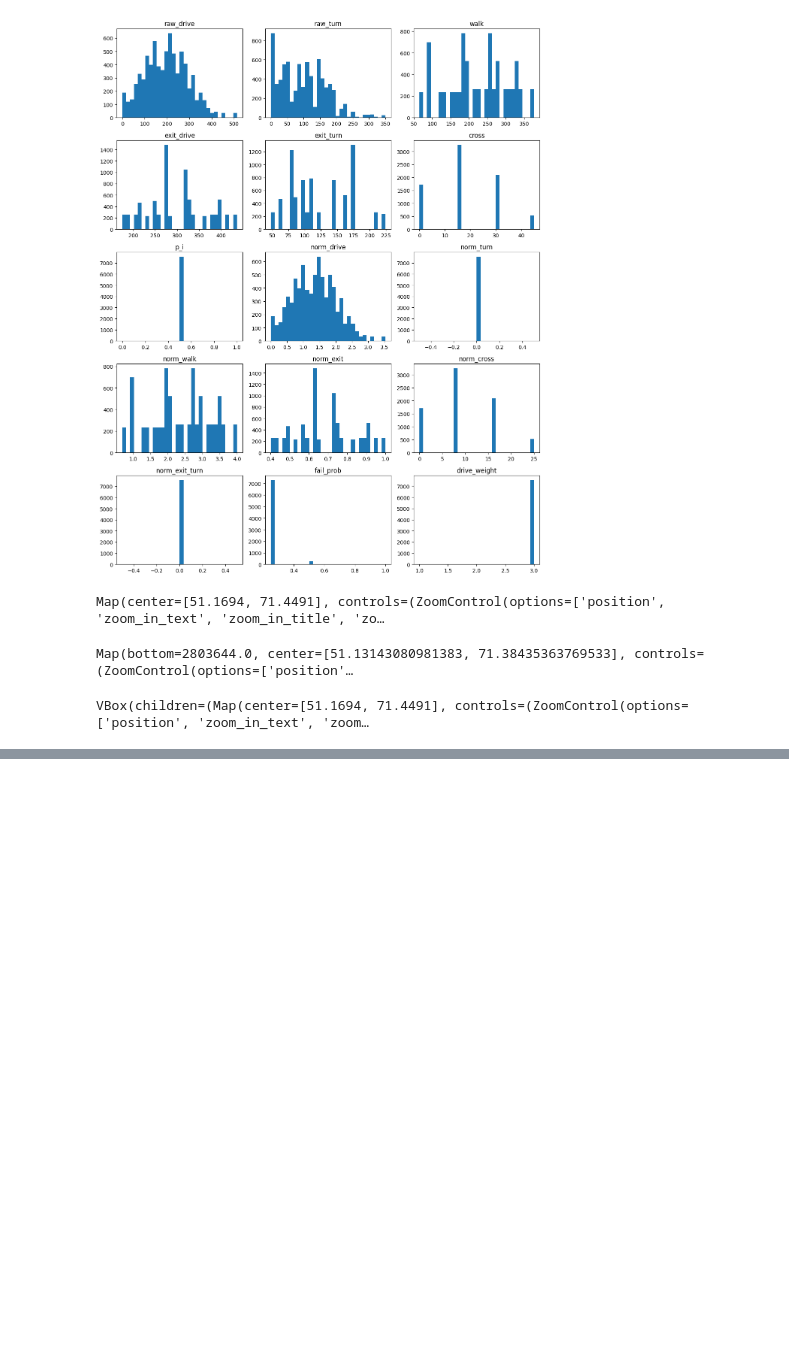
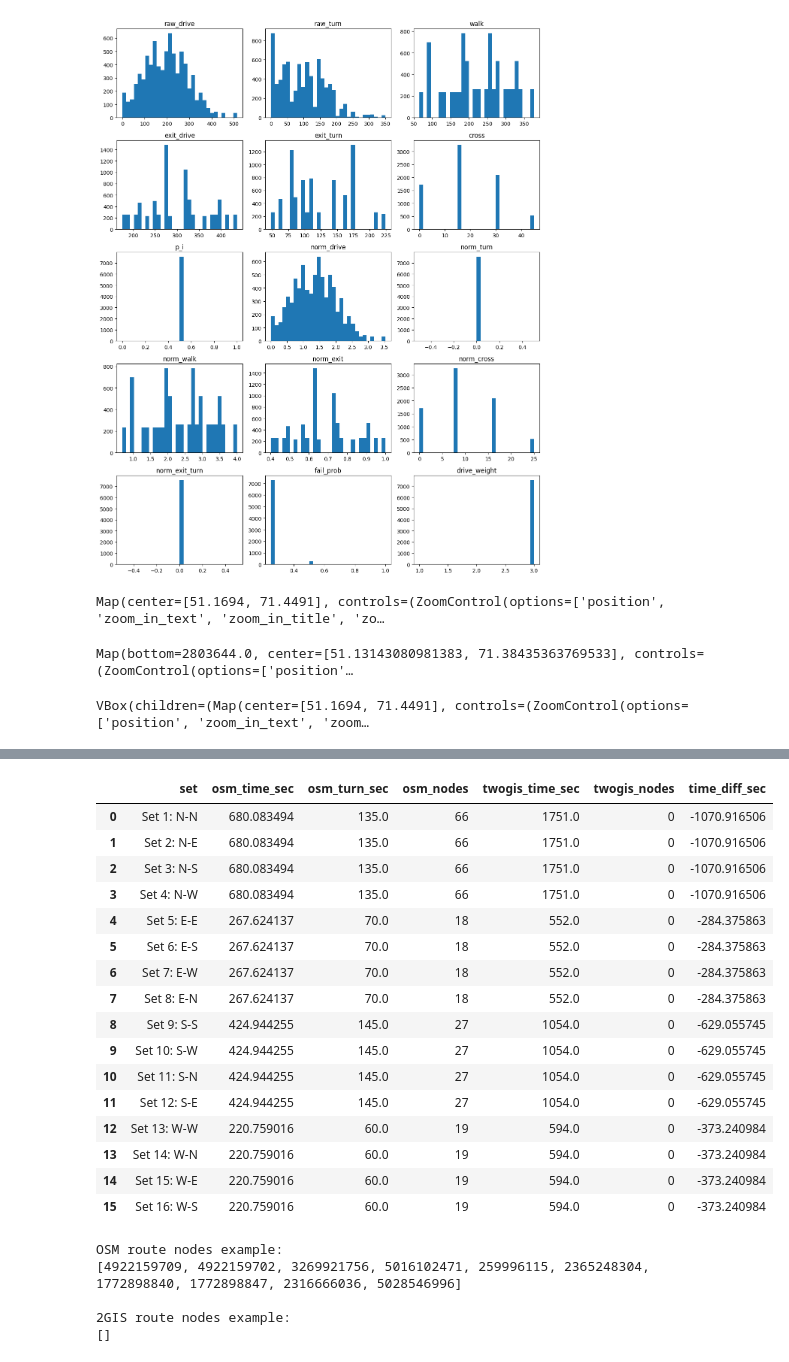
Before and after one commit to aruzhan1919/parking-navigation-algorithm, a Jupyter notebook: pr.ipynb, the cells around one changed output, grey strips where cells are left out. Saved outputs shown, nothing was run; the diff lists cells and outputs as text; code cells hidden in the pictures; blank space fills up the shorter version.

```diff
--- a/pr.ipynb
+++ b/pr.ipynb
@@ -263,3 +263,16 @@ VBox(children=(Map(center=[51.1694, 71.4491], controls=(ZoomControl(options=['po
 [51.132185, 71.372981]
 # %%
 [51.132225, 71.373003]
+# %%
+import routing
+import networkx as nx
+import pandas as pd
+
+routing.initialize_graph()
+G = routing.G
+
+print("Base OSM graph")
+print("nodes:", G.number_of_nodes())
+print("edges:", G.number_of_edges())
+print("is directed:", G.is_directed())
+print("is multigraph:", G.is_multigraph())
@@ -265,0 +436,56 @@ VBox(children=(Map(center=[51.1694, 71.4491], controls=(ZoomControl(options=['po
+# %%
+from locations import LOCATIONS
+from twogis_routing import get_route_2gis
+
+rows = []
+
+for name, loc in LOCATIONS.items():
+    start = tuple(loc["start"])
+    dest = tuple(loc["dest"])
+
+    osm_res = routing.get_route(start, dest, custom_G=G)
+    twogis_res = get_route_2gis(start, dest)
+
+    rows.append({
+        "set": name,
+        "osm_time_sec": osm_res["travel_time"],
+        "osm_turn_sec": osm_res["turn_penalty"],
+        "osm_nodes": len(osm_res["nodes"]),
+        "twogis_time_sec": None if twogis_res is None else twogis_res["travel_time"],
+        "twogis_nodes": None if twogis_res is None else len(twogis_res["nodes"]),
+        "time_diff_sec": None if twogis_res is None else osm_res["travel_time"] - twogis_res["travel_time"],
+    })
+
+df_compare = pd.DataFrame(rows)
+df_compare
+# %% [output]
+|  | set | osm_time_sec | osm_turn_sec | osm_nodes | twogis_time_sec | twogis_nodes | time_diff_sec |
+| 0 | Set 1: N-N | 680.083494 | 135.0 | 66 | 1751.0 | 0 | -1070.916506 |
+| 1 | Set 2: N-E | 680.083494 | 135.0 | 66 | 1751.0 | 0 | -1070.916506 |
+| 2 | Set 3: N-S | 680.083494 | 135.0 | 66 | 1751.0 | 0 | -1070.916506 |
+| 3 | Set 4: N-W | 680.083494 | 135.0 | 66 | 1751.0 | 0 | -1070.916506 |
+| 4 | Set 5: E-E | 267.624137 | 70.0 | 18 | 552.0 | 0 | -284.375863 |
+| 5 | Set 6: E-S | 267.624137 | 70.0 | 18 | 552.0 | 0 | -284.375863 |
+| 6 | Set 7: E-W | 267.624137 | 70.0 | 18 | 552.0 | 0 | -284.375863 |
+| 7 | Set 8: E-N | 267.624137 | 70.0 | 18 | 552.0 | 0 | -284.375863 |
+| 8 | Set 9: S-S | 424.944255 | 145.0 | 27 | 1054.0 | 0 | -629.055745 |
+| 9 | Set 10: S-W | 424.944255 | 145.0 | 27 | 1054.0 | 0 | -629.055745 |
+| 10 | Set 11: S-N | 424.944255 | 145.0 | 27 | 1054.0 | 0 | -629.055745 |
+| 11 | Set 12: S-E | 424.944255 | 145.0 | 27 | 1054.0 | 0 | -629.055745 |
+| 12 | Set 13: W-W | 220.759016 | 60.0 | 19 | 594.0 | 0 | -373.240984 |
+| 13 | Set 14: W-N | 220.759016 | 60.0 | 19 | 594.0 | 0 | -373.240984 |
+| 14 | Set 15: W-E | 220.759016 | 60.0 | 19 | 594.0 | 0 | -373.240984 |
+| 15 | Set 16: W-S | 220.759016 | 60.0 | 19 | 594.0 | 0 | -373.240984 |
+# %%
+print("OSM route nodes example:")
+print(osm_res["nodes"][:10])
+
+if twogis_res:
+    print("\n2GIS route nodes example:")
+    print(twogis_res["nodes"])
+# %% [output]
+OSM route nodes example:
+[4922159709, 4922159702, 3269921756, 5016102471, 259996115, 2365248304, 1772898840, 1772898847, 2316666036, 5028546996]
+
+2GIS route nodes example:
+[]
```
Also changed, not shown: parts of 7 cells of this notebook, 10 other files.
